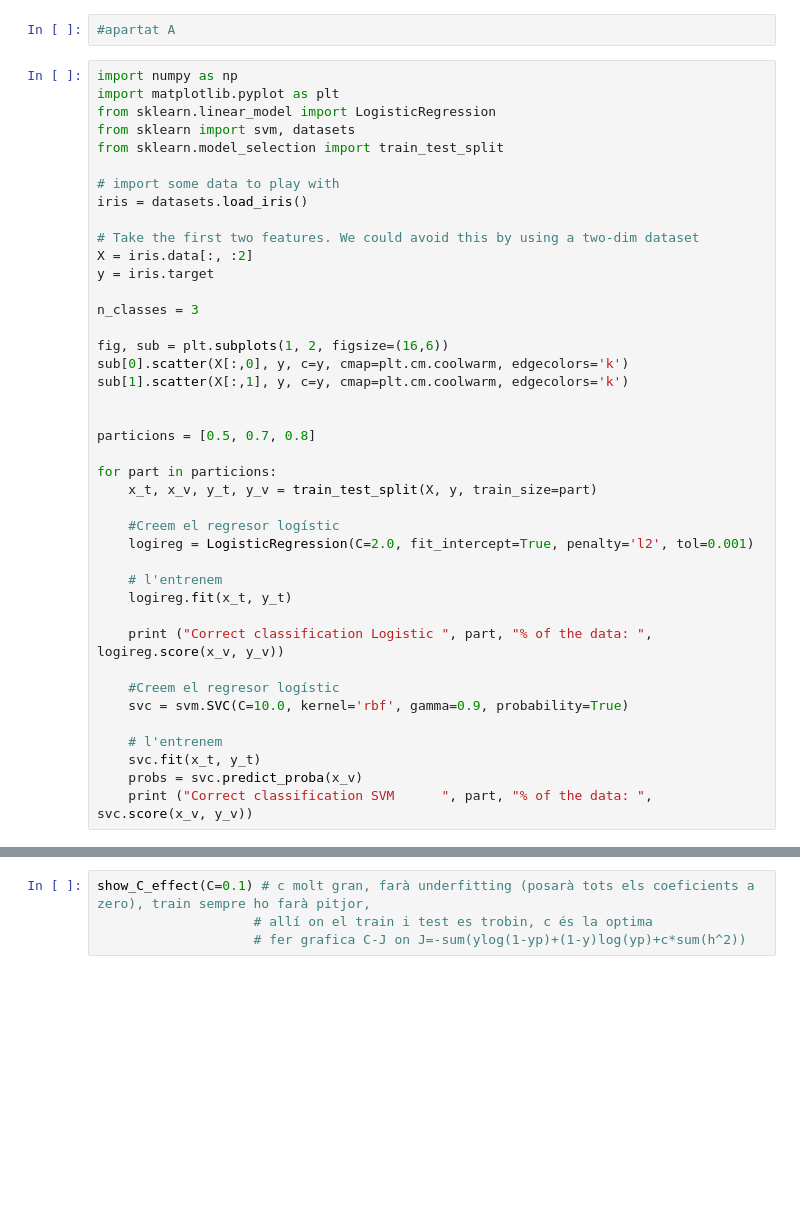
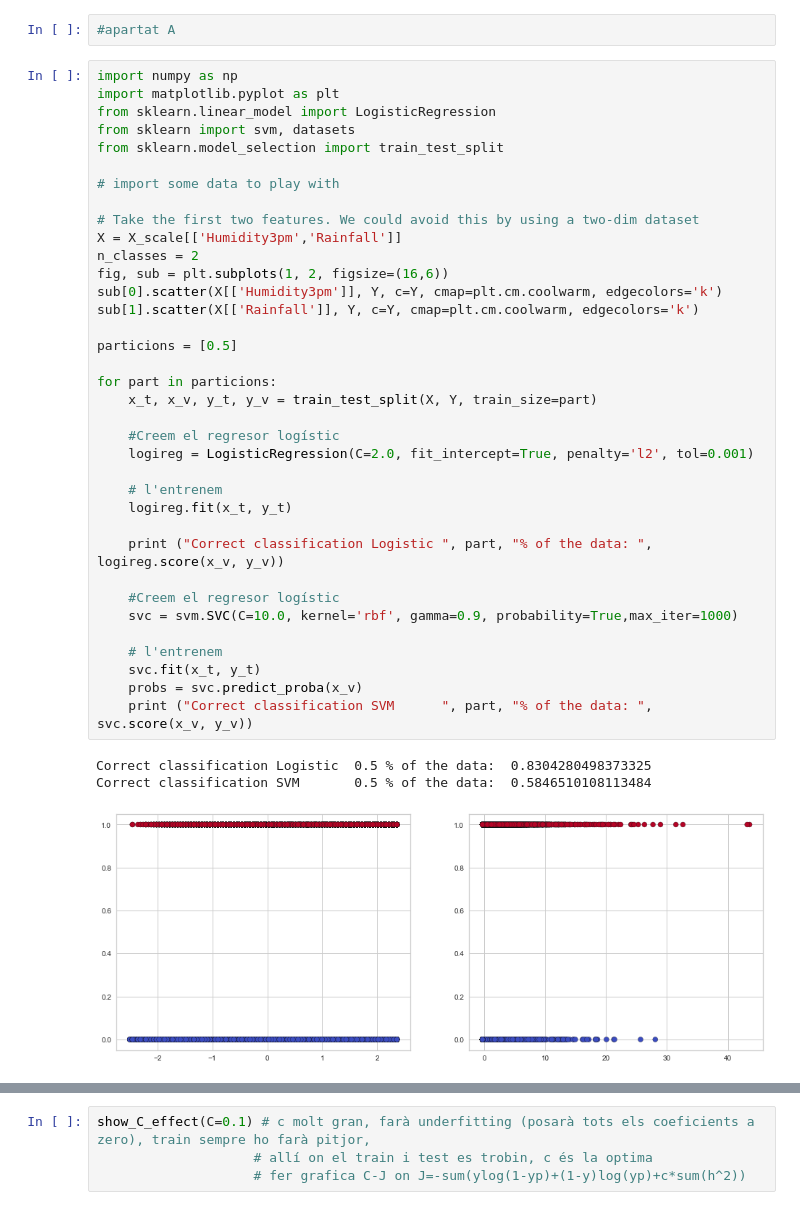
Before and after one commit to AlbaFernandezCor/Classification-wheatherAUS-dataset, a Jupyter notebook: Pràctica2.ipynb, the cells around one changed output, grey strips where cells are left out. Saved outputs shown, nothing was run; the diff lists cells and outputs as text; blank space fills up the shorter version.

```diff
--- a/Pràctica2.ipynb
+++ b/Pràctica2.ipynb
@@ -756,41 +859,40 @@ print("Best: %f using %s" % (grid_result.best_score_, grid_result.best_params_))
 # %%
 import numpy as np
 import matplotlib.pyplot as plt
 from sklearn.linear_model import LogisticRegression
 from sklearn import svm, datasets
 from sklearn.model_selection import train_test_split
 
 # import some data to play with
-iris = datasets.load_iris()
 
 # Take the first two features. We could avoid this by using a two-dim dataset
-X = iris.data[:, :2]
-y = iris.target
+X = X_scale[['Humidity3pm','Rainfall']]
+n_classes = 2
+fig, sub = plt.subplots(1, 2, figsize=(16,6))
+sub[0].scatter(X[['Humidity3pm']], Y, c=Y, cmap=plt.cm.coolwarm, edgecolors='k')
+sub[1].scatter(X[['Rainfall']], Y, c=Y, cmap=plt.cm.coolwarm, edgecolors='k')
 
-n_classes = 3
-
-fig, sub = plt.subplots(1, 2, figsize=(16,6))
-sub[0].scatter(X[:,0], y, c=y, cmap=plt.cm.coolwarm, edgecolors='k')
-sub[1].scatter(X[:,1], y, c=y, cmap=plt.cm.coolwarm, edgecolors='k')
-
-
-particions = [0.5, 0.7, 0.8]
+particions = [0.5]
 
 for part in particions:
-    x_t, x_v, y_t, y_v = train_test_split(X, y, train_size=part)
+    x_t, x_v, y_t, y_v = train_test_split(X, Y, train_size=part)
 
     #Creem el regresor logístic
     logireg = LogisticRegression(C=2.0, fit_intercept=True, penalty='l2', tol=0.001)
 
     # l'entrenem
     logireg.fit(x_t, y_t)
 
     print ("Correct classification Logistic ", part, "% of the data: ", logireg.score(x_v, y_v))
 
     #Creem el regresor logístic
-    svc = svm.SVC(C=10.0, kernel='rbf', gamma=0.9, probability=True)
+    svc = svm.SVC(C=10.0, kernel='rbf', gamma=0.9, probability=True,max_iter=1000)
 
     # l'entrenem
     svc.fit(x_t, y_t)
     probs = svc.predict_proba(x_v)
     print ("Correct classification SVM      ", part, "% of the data: ", svc.score(x_v, y_v))
+# %% [output]
+Correct classification Logistic  0.5 % of the data:  0.8304280498373325
+Correct classification SVM       0.5 % of the data:  0.5846510108113484
+[figure, added]
```
Also changed, not shown: parts of 22 cells of this notebook.
